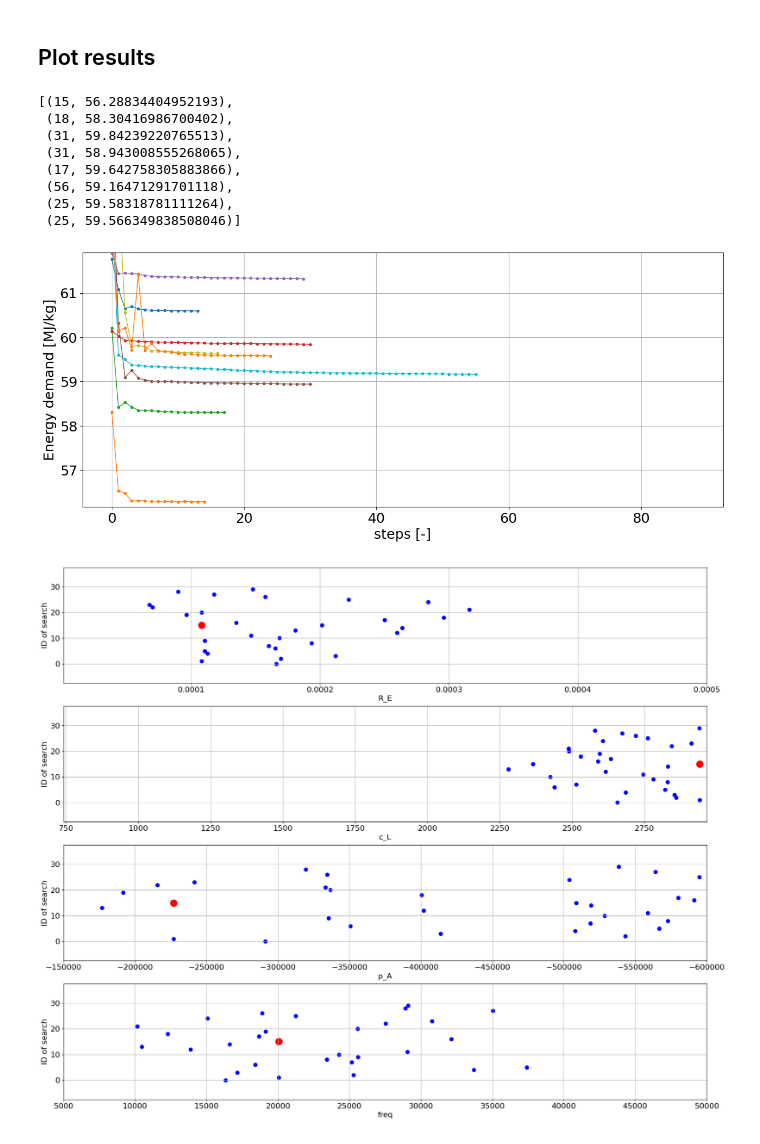
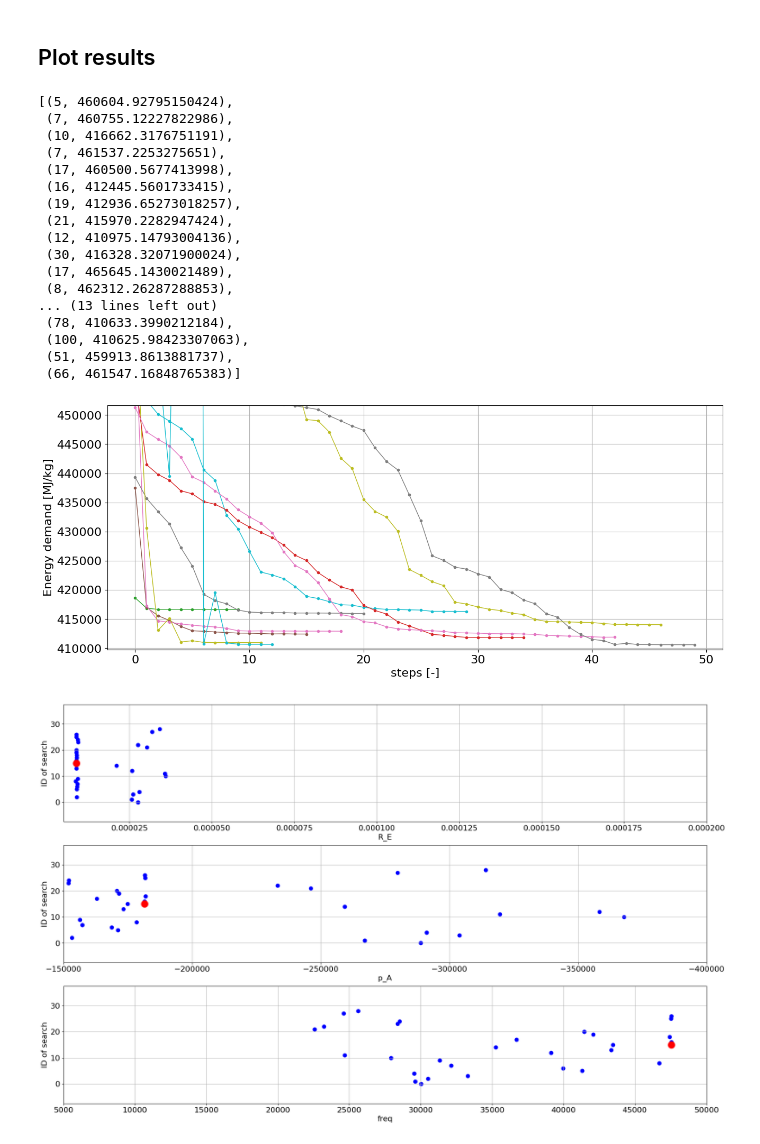
Before and after one commit to hihihi2001/parameter_studies, a Jupyter notebook: gradient_descent copy.ipynb, the cells around one changed output. Cells and saved outputs as stored; diff of their text form; code cells hidden in the pictures.

```diff
--- a/gradient_descent copy.ipynb
+++ b/gradient_descent copy.ipynb
@@ -78,13 +80,13 @@ enable heat transfer: True      enable evaporation: False       enable reactions
 ranges = dict(
   # Initial conditions:
     # bubble equilibrium radius [m]
-    R_E = [1.0e-6*x for x in [5.0, 500.0]], # [um --> m]
+    R_E = [1.0e-6*x for x in [5.0, 200.0]], # [um --> m]
     # initial radius / equilibrium radius R_0/R_E [-]
     ratio = [1.0],
     # indexes of species in initial bubble
-    gases=[[par.index['N2'], par.index['H2']]],
+    gases=[[par.index['N2']]],
     # Molar fractions of species in the initial bubble (H2 and N2) [-]
-    fractions=[[0.25, 0.75]],
+    fractions=[[1.0]],
   # Ambient parameters:
     # ambient pressure [Pa]
     P_amb = [x * par.atm2Pa for x in [1.0]], # [atm --> Pa]
@@ -104,8 +106,8 @@ ranges = dict(
     # surfactant (surface tension modfier) [-]
     surfactant = [1.0],
   # Excitation parameters: (excitation_type = no_excitation)
-    p_A = [-1e5*x for x in [1.5, 6.0]], # pressure amplitude [Pa]
-    freq = [5000.0, 100000.0], # frequency [Hz]
+    p_A = [-1e5*x for x in [1.5, 4.0]], # pressure amplitude [Pa]
+    freq = [5000.0, 50000.0], # frequency [Hz]
     n = [1.0]
 )
 
@@ -116,11 +118,11 @@ for key in gd.de.excitation_args:
 Starting the searches from random points is not a good practice. You may start them from the best points of a bruteforce search. Alternatively, you can use trial_points, and only use the best searches points as start points.
 # %%
 # create folder for parameter study results:
-save_path = 'D:/parameter_studies/Big_search/new_gradient_descent_test_1bar/'
+save_path = 'D:/parameter_studies/Ammonia_from_N2_Bubble/'
 file = gd.de.Make_dir(save_path)
 to_optimize = 'energy_efficiency'   # key in data from de.get_data()
-searches = 16    # number os total searches
-trial_points = 1000  # number of trial start_points. best ones will be used for searches
+searches = 30    # number os total searches
+trial_points = 2000  # number of trial start_points. best ones will be used for searches
 
 
 kwargs_list = [
@@ -222,15 +218,13 @@ ranges2
  'n': [1.0]}
 # %%
 kwargs_list = [dict(
-    ranges=ranges2,
+    ranges=ranges,
     path=save_path,
     to_optimize=to_optimize,
     start_point=start_point,
     step_limit=100,
-    max_step_until_decay=20,
     first_step=0.01,
     min_step=10e-5,
-    decay=0.5,
     delta=1e-6,
     verbose=False,
     t_int=[0.0, 1.0],
@@ -414,16 +308,25 @@ Call-back cb_f_in_lsoda__user__routines failed.
 # %% [markdown]
 ## Plot results
 # %%
-[(len(x), x[-1]) for x in to_plot if x[-1]<60]
+[(len(x), x[-1]) for x in to_plot if x[-1]<1e10]
 # %% [output]
-[(15, 56.28834404952193),
- (18, 58.30416986700402),
- (31, 59.84239220765513),
- (31, 58.943008555268065),
- (17, 59.642758305883866),
- (56, 59.16471291701118),
- (25, 59.58318781111264),
- (25, 59.566349838508046)]
+[(5, 460604.92795150424),
+ (7, 460755.12227822986),
+ (10, 416662.3176751191),
+ (7, 461537.2253275651),
+ (17, 460500.5677413998),
+ (16, 412445.5601733415),
+ (19, 412936.65273018257),
+ (21, 415970.2282947424),
+ (12, 410975.14793004136),
+ (30, 416328.32071900024),
+ (17, 465645.1430021489),
+ (8, 462312.26287288853),
+... (13 lines left out)
+ (78, 410633.3990212184),
+ (100, 410625.98423307063),
+ (51, 459913.8613881737),
+ (66, 461547.16848765383)]
 # %%
 """Plot convergence of last searches"""
 
@@ -444,33 +347,39 @@ for plot in to_plot2:
 plt.show()
 fig.savefig('images/convergence.png', bbox_inches='tight')
 # %% [output]
-[figure, old version]
+[figure, new version]
+# %%
+# remove 14th element of last_points, last_values and to_plot
+last_points2 = []
+for i, last_point in enumerate(last_points):
+    if i != 14:
+        last_points2.append(last_point)
 # %%
 """Plot the distribution of the optimums"""
 
 plt.rcParams.update({'font.size': 16})
 ranges2 = dict()
 for key in ranges:
     if len(ranges[key]) > 1:
         ranges2[key] = ranges[key]
 
 n = len(ranges2)
 fig, ax = plt.subplots(n, 1, figsize=(24, 5*n))
 for i, key in enumerate(ranges2):
-    last_values = [last_point[key] for last_point in last_points]
-    y = [i for i, last_point in enumerate(last_points)]
+    last_values = [last_point[key] for last_point in last_points2]
+    y = [i for i, last_point in enumerate(last_points2)]
 
   # ploting:
     ax[i].scatter(last_values, y, s=60, color='b')
     ax[i].set_ylabel('ID of search')
     ax[i].set_xlabel(key)
     ax[i].set_xlim(ranges2[key])
     n = len(last_points)
     ax[i].set_ylim([-0.25*n, 1.25*n])
     ax[i].grid()
     # best point:
     index = [x[-1] for x in to_plot].index(best_output)
     best_point = last_points[index]
     ax[i].scatter([best_point[key]], [0.5*n], s=200, color='r')
 # %% [output]
-[figure, old version]
+[figure, new version]
```
Also changed, not shown: parts of 7 cells of this notebook, 4 other files.
